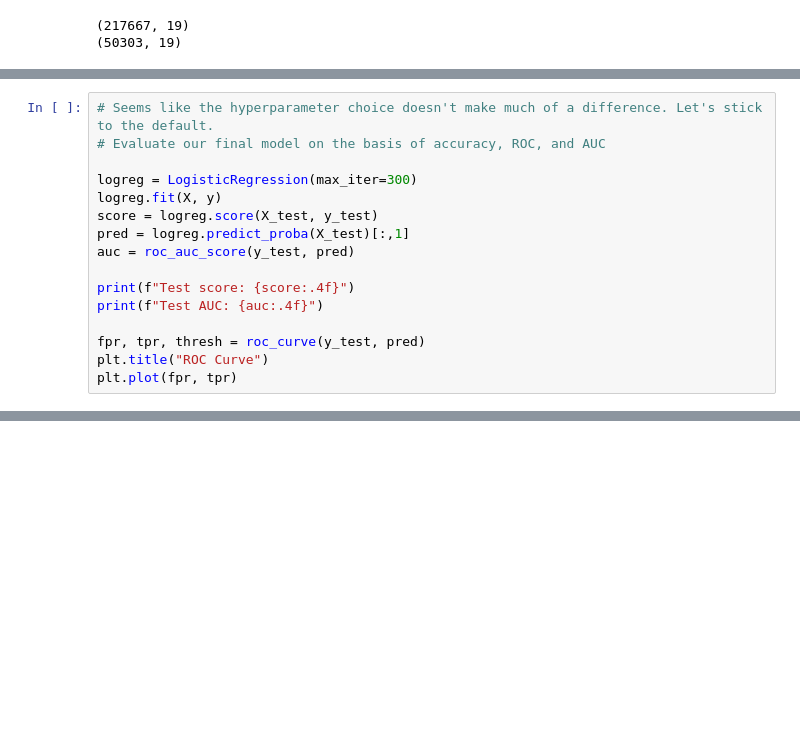
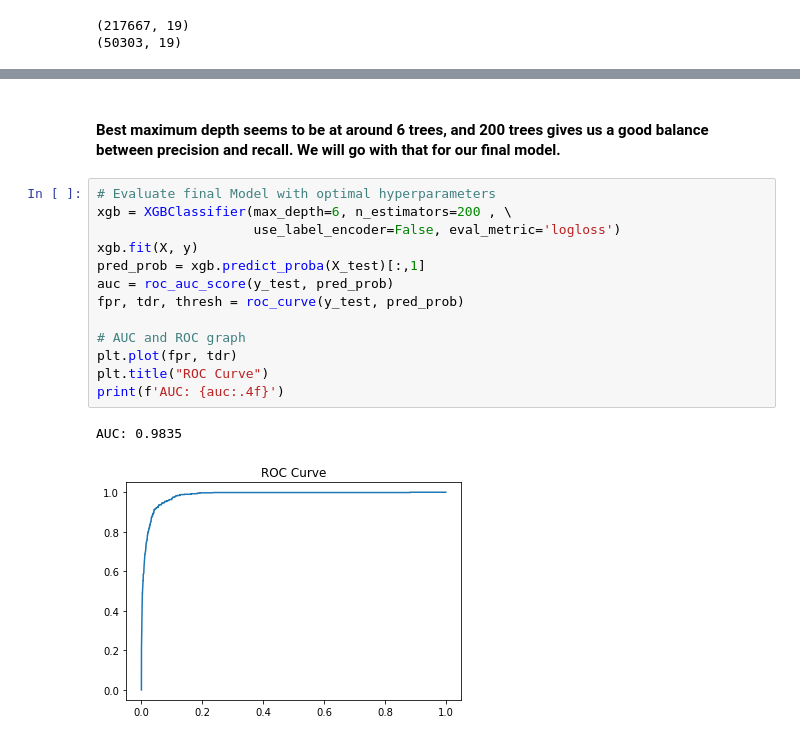
Before and after one commit to junkim1519/Covid19_Analysis, a Jupyter notebook: Covid19_Analysis.ipynb, the cells around one changed output, grey strips where cells are left out. Drawn from its saved outputs; the diff is of its cells as text; blank space fills up the shorter version.

```diff
--- a/Covid19_Analysis.ipynb
+++ b/Covid19_Analysis.ipynb
@@ -225,16 +164,0 @@ C = 2.0: 0.9747
-# %%
-# Seems like the hyperparameter choice doesn't make much of a difference. Let's stick to the default.
-# Evaluate our final model on the basis of accuracy, ROC, and AUC
-
-logreg = LogisticRegression(max_iter=300)
-logreg.fit(X, y)
-score = logreg.score(X_test, y_test)
-pred = logreg.predict_proba(X_test)[:,1]
-auc = roc_auc_score(y_test, pred)
-
-print(f"Test score: {score:.4f}")
-print(f"Test AUC: {auc:.4f}")
-
-fpr, tpr, thresh = roc_curve(y_test, pred)
-plt.title("ROC Curve")
-plt.plot(fpr, tpr)
@@ -246,2 +212,20 @@ Test AUC: 0.9801
+# %% [markdown]
+#### Best maximum depth seems to be at around 6 trees, and 200 trees gives us a good balance between precision and recall.  We will go with that for our final model.
+# %%
+# Evaluate final Model with optimal hyperparameters
+xgb = XGBClassifier(max_depth=6, n_estimators=200 , \
+                    use_label_encoder=False, eval_metric='logloss')
+xgb.fit(X, y)
+pred_prob = xgb.predict_proba(X_test)[:,1]
+auc = roc_auc_score(y_test, pred_prob)
+fpr, tdr, thresh = roc_curve(y_test, pred_prob)
+
+# AUC and ROC graph
+plt.plot(fpr, tdr)
+plt.title("ROC Curve")
+print(f'AUC: {auc:.4f}')
+# %% [output]
+AUC: 0.9835
+[figure, added]
 # %%
 # Most significant variables
```
Also changed, not shown: parts of 20 cells of this notebook.
